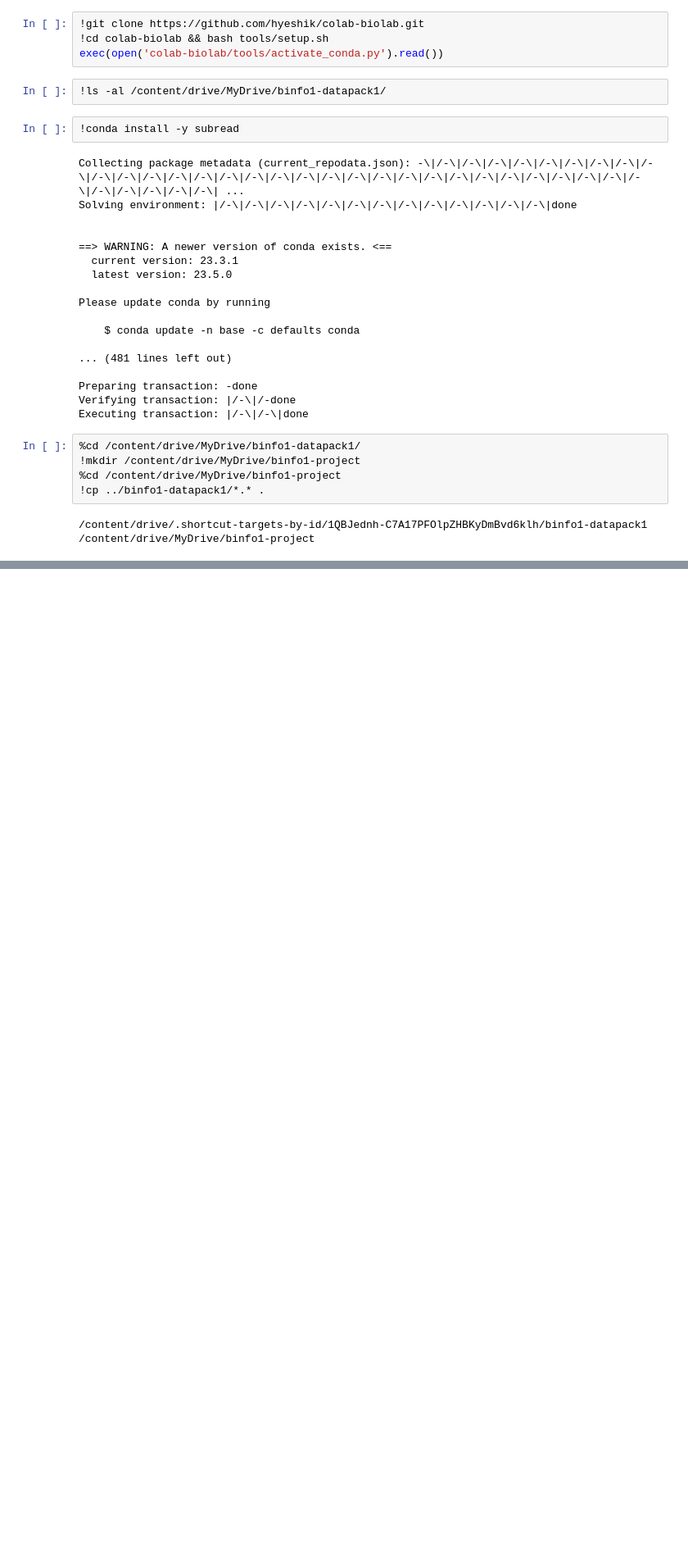
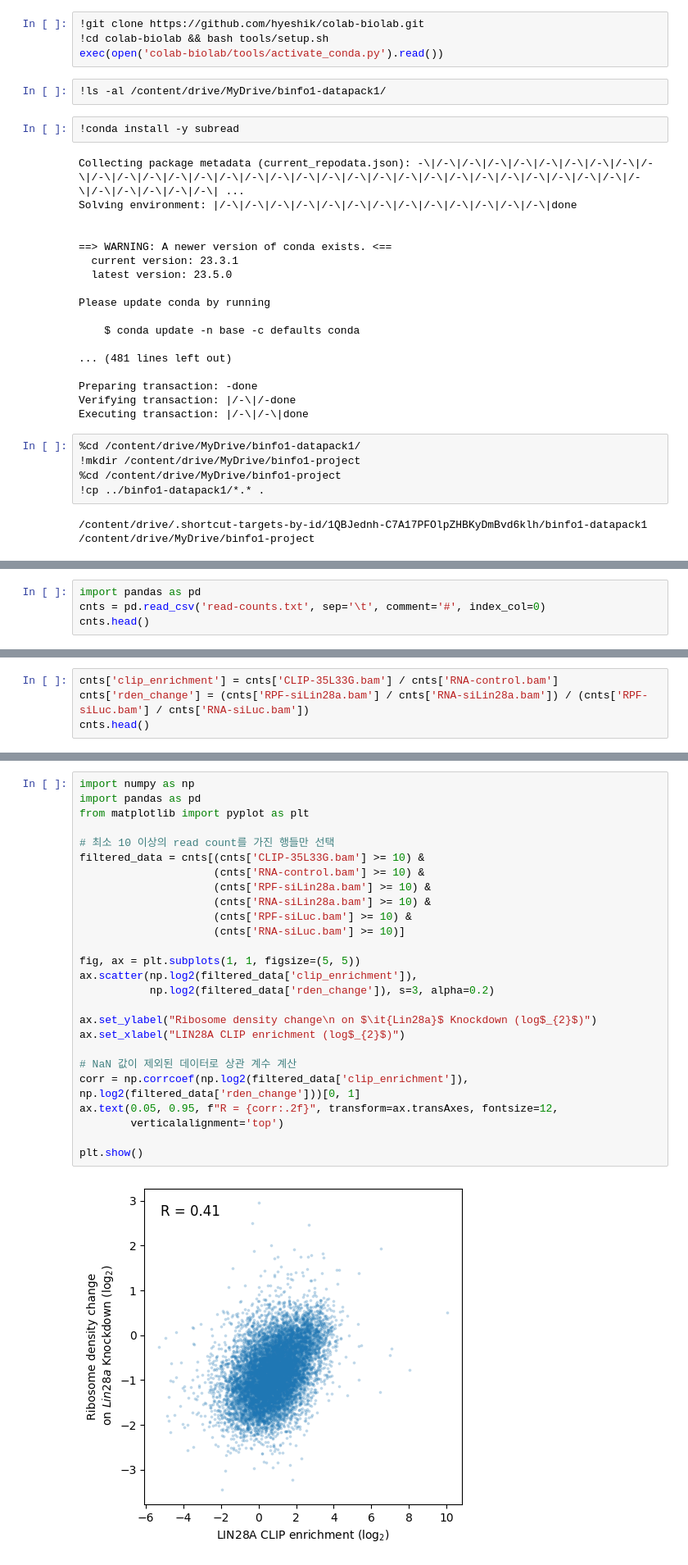
Before and after one commit to JungseoChoi/CJSbioinformatics, a Jupyter notebook: bioinformatics_project.ipynb, the cells around one changed output, grey strips where cells are left out. Shown: that part at 82% size. Saved outputs shown, nothing was run; the diff lists cells and outputs as text; blank space fills up the shorter version.

```diff
--- a/bioinformatics_project.ipynb
+++ b/bioinformatics_project.ipynb
@@ -43,0 +64,4 @@ Executing transaction: |/-\|/-\|done
+# %%
+import pandas as pd
+cnts = pd.read_csv('read-counts.txt', sep='\t', comment='#', index_col=0)
+cnts.head()
@@ -43,0 +76,4 @@ Executing transaction: |/-\|/-\|done
+# %%
+cnts['clip_enrichment'] = cnts['CLIP-35L33G.bam'] / cnts['RNA-control.bam']
+cnts['rden_change'] = (cnts['RPF-siLin28a.bam'] / cnts['RNA-siLin28a.bam']) / (cnts['RPF-siLuc.bam'] / cnts['RNA-siLuc.bam'])
+cnts.head()
@@ -43,0 +88,28 @@ Executing transaction: |/-\|/-\|done
+# %%
+import numpy as np
+import pandas as pd
+from matplotlib import pyplot as plt
+
+# 최소 10 이상의 read count를 가진 행들만 선택
+filtered_data = cnts[(cnts['CLIP-35L33G.bam'] >= 10) &
+                     (cnts['RNA-control.bam'] >= 10) &
+                     (cnts['RPF-siLin28a.bam'] >= 10) &
+                     (cnts['RNA-siLin28a.bam'] >= 10) &
+                     (cnts['RPF-siLuc.bam'] >= 10) &
+                     (cnts['RNA-siLuc.bam'] >= 10)]
+
+fig, ax = plt.subplots(1, 1, figsize=(5, 5))
+ax.scatter(np.log2(filtered_data['clip_enrichment']),
+           np.log2(filtered_data['rden_change']), s=3, alpha=0.2)
+
+ax.set_ylabel("Ribosome density change\n on $\it{Lin28a}$ Knockdown (log$_{2}$)")
+ax.set_xlabel("LIN28A CLIP enrichment (log$_{2}$)")
+
+# NaN 값이 제외된 데이터로 상관 계수 계산
+corr = np.corrcoef(np.log2(filtered_data['clip_enrichment']), np.log2(filtered_data['rden_change']))[0, 1]
+ax.text(0.05, 0.95, f"R = {corr:.2f}", transform=ax.transAxes, fontsize=12,
+        verticalalignment='top')
+
+plt.show()
+# %% [output]
+[figure, added]
```
Also changed, not shown: parts of 3 cells of this notebook.
